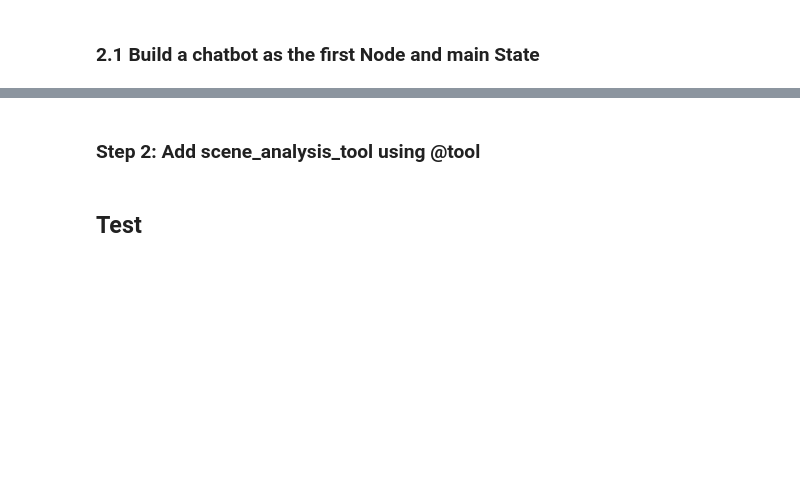
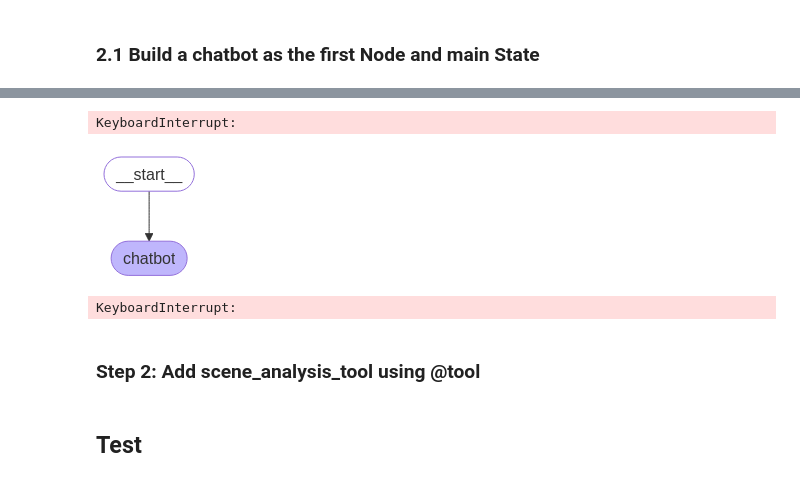
Before and after one commit to FederCO23/Kaggle_GenAI-paintpilot, a Jupyter notebook: paintpilot-ai-powered-paint-estimator.ipynb, the cells around one changed output, grey strips where cells are left out. Cells and saved outputs as stored; diff of their text form; code cells hidden in the pictures; blank space fills up the shorter version.

```diff
--- a/paintpilot-ai-powered-paint-estimator.ipynb
+++ b/paintpilot-ai-powered-paint-estimator.ipynb
@@ -261,3 +354,17 @@ WARNING: Skipping kfp as it is not installed.
+# %%
+from pprint import pprint
+
+user_msg = "Hello, what can you do?"
+state = chat_graph.invoke({"messages": [user_msg]})
+
+# The state object contains lots of information. Uncomment the pprint lines to see it all.
+pprint(state)
+
+# Note that the final state now has 2 messages. Our HumanMessage, and an additional AIMessage.
+for msg in state["messages"]:
+    print(f"{type(msg).__name__}: {msg.content}")
+# %% [output]
+KeyboardInterrupt:
 # %%
 from typing import Annotated
 from typing_extensions import TypedDict
@@ -274,24 +381,51 @@ class PaintPilotState(TypedDict):
 from langchain_core.messages import SystemMessage
 from langchain_google_genai import ChatGoogleGenerativeAI
 
-from langchain_core.messages import SystemMessage
-from langchain_google_genai import ChatGoogleGenerativeAI
-
-# Define the system message
 PAINTPILOT_SYSINT = (
-    "system",
-    "You are PaintPilot, a helpful assistant specialized in paint estimation. "
-    "The user will upload a photo of a wall, and you will describe the scene, "
-    "estimate the wall dimensions, and calculate how much paint is needed. "
-    "Assist the user in refining the estimation if necessary."
+        "system",
+        "You are PaintPilot, a helpful assistant specialized in paint estimation. "
+        "The user will upload a photo of a wall, and you will describe the scene, "
+        "estimate the wall dimensions, and calculate how much paint is needed. "
+        "Assist the user in refining the estimation if necessary."
 )
 
-# LLM initialization
-llm = ChatGoogleGenerativeAI(model="gemini-1.5-pro", temperature=0.1)
 
-# Chatbot function
+llm = ChatGoogleGenerativeAI(model="gemini-2.0-flash", temperature=0.1)  #gemini-1.5-pro
+
 def chatbot(state: PaintPilotState) -> PaintPilotState:
+    """The chatbot itself. A simple wrapper around the model's own chat interface."""
     message_history = [PAINTPILOT_SYSINT] + state["messages"]
-    return {
-        "messages": [llm.invoke(message_history)]
-    }
+    return {"messages": [llm.invoke(message_history)]}
+# %%
+from langgraph.graph import StateGraph, START, END
+
+# Set up the initial graph based on our state definition.
+graph_builder = StateGraph(PaintPilotState)
+
+# Add the chatbot function to the app graph as a node called "chatbot".
+graph_builder.add_node("chatbot", chatbot)
+
+# Define the chatbot node as the app entrypoint.
+graph_builder.add_edge(START, "chatbot")
+
+chat_graph = graph_builder.compile()
+# %%
+from IPython.display import Image, display
+
+Image(chat_graph.get_graph().draw_mermaid_png())
+# %% [output]
+[figure, added]
+# %%
+from pprint import pprint
+
+user_msg = "Hello, what can you do?"
+state = chat_graph.invoke({"messages": [user_msg]})
+
+# The state object contains lots of information. Uncomment the pprint lines to see it all.
+pprint(state)
+
+# Note that the final state now has 2 messages. Our HumanMessage, and an additional AIMessage.
+for msg in state["messages"]:
+    print(f"{type(msg).__name__}: {msg.content}")
+# %% [output]
+KeyboardInterrupt:
```
Also changed, not shown: parts of 8 cells of this notebook.
